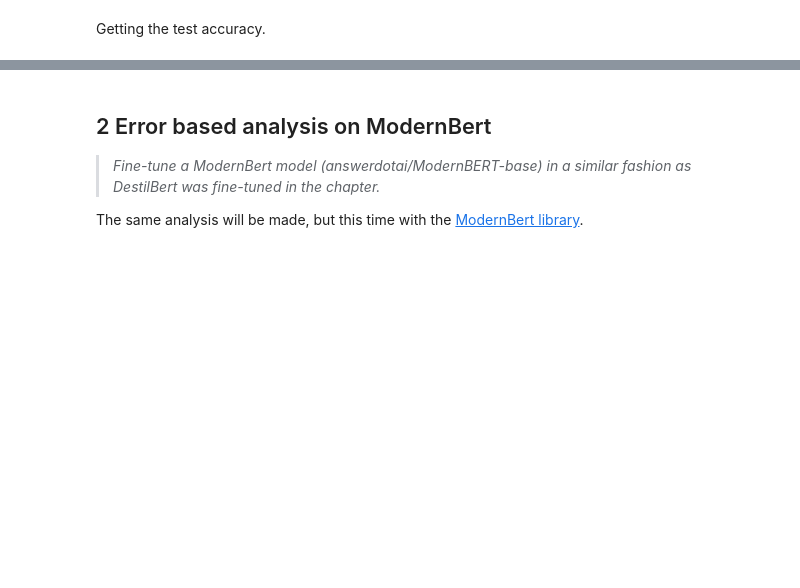
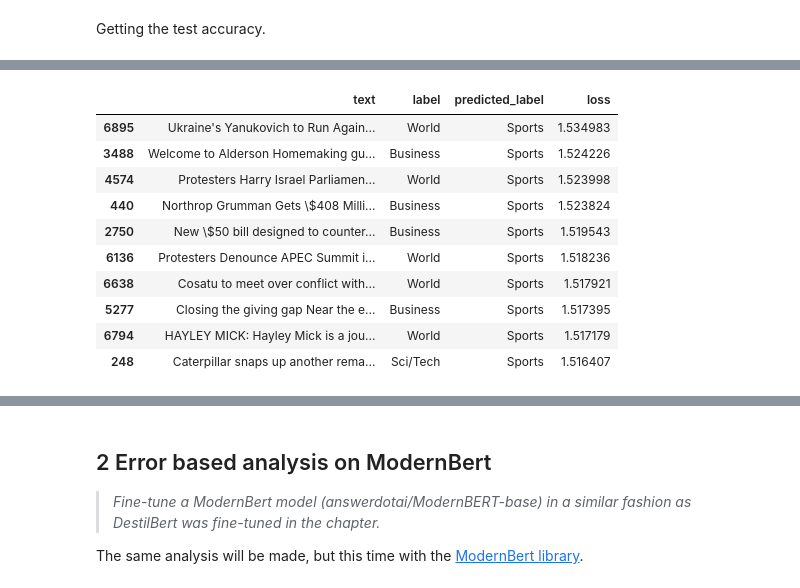
Before and after one commit to simon-mellergaard/GAI-with-LLMs, a Jupyter notebook: Project codes/question1.ipynb, the cells around one changed output, grey strips where cells are left out. Saved outputs shown, nothing was run; the diff lists cells and outputs as text; code cells hidden in the pictures; blank space fills up the shorter version.

```diff
--- a/Project codes/question1.ipynb
+++ b/Project codes/question1.ipynb
@@ -181,13 +131,9 @@ CommitInfo(commit_url='https://huggingface.co/simon-mellergaard/classifier-chapt
 # %%
 # Use a pipeline as a high-level help
-pipe = pipeline(
+model = pipeline(
     "text-classification",
-    model="simon-mellergaard/classifier-distilbert-agnews",
+    model="genaibook/classifier-chapter4",
     device="cuda",
 )
-pipe(
-    """The soccer match between Spain and
-Portugal ended in a terrible result for Portugal."""
-)
 # %% [output]
 Device set to use cuda
@@ -217,9 +140,2 @@ KeyError: 'LABEL_2'
 # %% [markdown]
 Now it should be possible to make an error based analysis of the model. This is done by looking at the predictions that have very high and very low validation loss.
-# %%
-#hide_output
-from transformers import pipeline
-
-# Change `transformersbook` to your Hub username
-model_id = "simon-mellergaard/classifier-modernbert-agnews"
-model = pipeline("text-classification", model=model_id)
@@ -245,8 +159,6 @@ ag_news = load_dataset("ag_news")
 def tokenize(batch):
     return tokenizer(batch["text"], padding=True, truncation=True)
 ag_news_encoded = ag_news.map(tokenize, batched=True, batch_size=None)
-ag_news_encoded.set_format("torch",
-                            columns=["input_ids", "attention_mask", "label"])
 # Convert our dataset back to PyTorch tensors
 ag_news_encoded.set_format("torch",
                             columns=['text', 'label', 'input_ids', 'attention_mask'])
@@ -285,0 +198,13 @@ pred_labels
+# %%
+def label_int2str(row):
+    return ag_news["test"].features["label"].int2str(row)
+
+ag_news_encoded.set_format("pandas")
+cols = ["text", "label", "predicted_label", "loss"]
+df_test = ag_news_encoded["test"][:][cols]
+df_test["label"] = df_test["label"].apply(label_int2str)
+df_test["predicted_label"] = (df_test["predicted_label"]
+                              .apply(label_int2str))
+
+# Show the distribution of predicted labels
+df_test["predicted_label"].value_counts()
@@ -285,0 +222,15 @@ pred_labels
+# %%
+pd.set_option('display.max_colwidth', None)
+df_test.sort_values("loss", ascending=False).head(10)
+# %% [output]
+|  | text | label | predicted_label | loss |
+| 6895 | Ukraine's Yanukovich to Run Again... | World | Sports | 1.534983 |
+| 3488 | Welcome to Alderson Homemaking gu... | Business | Sports | 1.524226 |
+| 4574 | Protesters Harry Israel Parliamen... | World | Sports | 1.523998 |
+| 440 | Northrop Grumman Gets \$408 Milli... | Business | Sports | 1.523824 |
+| 2750 | New \$50 bill designed to counter... | Business | Sports | 1.519543 |
+| 6136 | Protesters Denounce APEC Summit i... | World | Sports | 1.518236 |
+| 6638 | Cosatu to meet over conflict with... | World | Sports | 1.517921 |
+| 5277 | Closing the giving gap Near the e... | Business | Sports | 1.517395 |
+| 6794 | HAYLEY MICK: Hayley Mick is a jou... | World | Sports | 1.517179 |
+| 248 | Caterpillar snaps up another rema... | Sci/Tech | Sports | 1.516407 |
```
Also changed, not shown: parts of 17 cells of this notebook.
